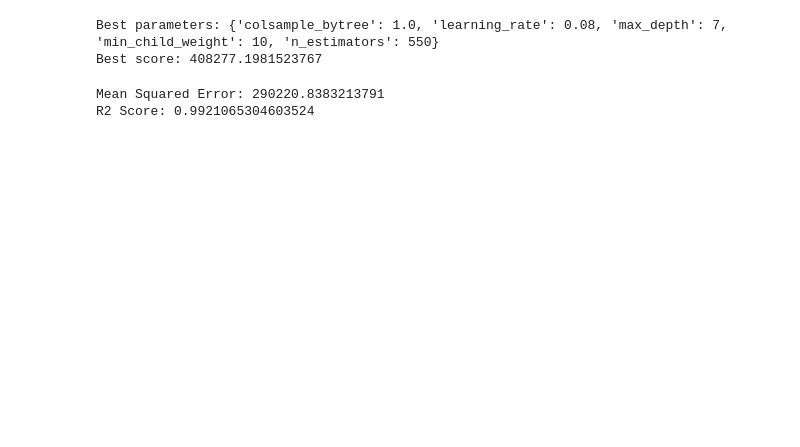
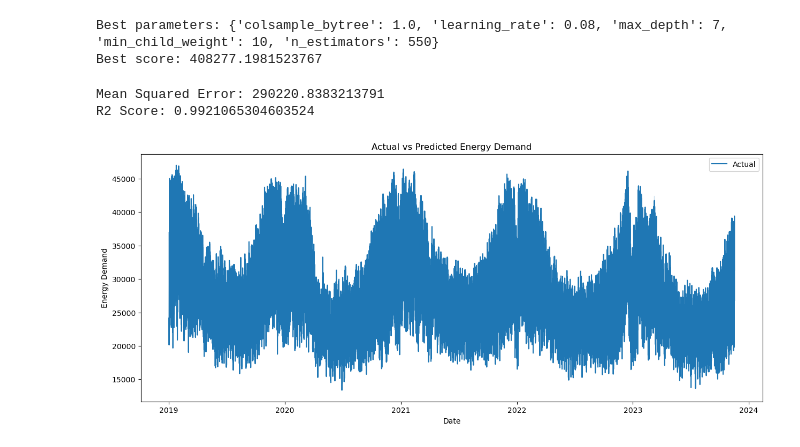
Before and after one commit to soerenssch/businessanalytics, a Jupyter notebook: models/deterministic_models.ipynb, the cells around one changed output. Saved outputs shown, nothing was run; the diff lists cells and outputs as text; code cells hidden in the pictures; blank space fills up the shorter version.

```diff
--- a/models/deterministic_models.ipynb
+++ b/models/deterministic_models.ipynb
@@ -85,11 +95,11 @@ R2 Score: 0.9907757789874675
 # %%
 ## Grid Search CV
 param_grid = {
-    'max_depth': [5, 6, 7],
-    'min_child_weight': [8, 10, 12],
-    'n_estimators': [400, 500, 550],
-    'colsample_bytree': [0.5, 0.7, 1.0],
-    'learning_rate': [0.08, 0.1, 0.12]
+    'max_depth': [7],
+    'min_child_weight': [10],
+    'n_estimators': [550],
+    'colsample_bytree': [1.0],
+    'learning_rate': [0.08]
 }
 # %%
 tscv = TimeSeriesSplit(n_splits=5)
@@ -140,3 +153,35 @@ filename = 'XGB_grid.sav'
 pickle.dump(best_model, open('models_sav/' + filename, 'wb'))
 # %%
 loaded_model = pickle.load(open('models_sav' + filename, 'rb'))
+# %%
+df_train = pd.read_csv('../data/custom/df_train.csv')
+df_train['DATETIME'] = pd.to_datetime(df_train['DATETIME'])
+
+X = df_train.drop(['ND_TARGET'], axis=1)
+y = df_train['ND_TARGET']
+
+X['year'] = X['DATETIME'].dt.year
+X['month'] = X['DATETIME'].dt.month
+X['day'] = X['DATETIME'].dt.day
+X['hour'] = X['DATETIME'].dt.hour
+X = X.drop(['DATETIME'], axis=1)
+
+# Generate predictions
+y_pred = best_model.predict(X)
+# %%
+results = pd.DataFrame({
+    'DATETIME': df_train['DATETIME'],
+    'Actual': y,
+    'Predicted': y_pred
+})
+# %%
+plt.figure(figsize=(15, 6))
+sns.lineplot(x='DATETIME', y='Actual', data=results, label='Actual')
+# sns.lineplot(x='DATETIME', y='Predicted', data=results, label='Predicted')
+plt.title('Actual vs Predicted Energy Demand')
+plt.xlabel('Date')
+plt.ylabel('Energy Demand')
+plt.legend()
+plt.show()
+# %% [output]
+[figure, added]
```
Also changed, not shown: parts of 20 cells of this notebook.
